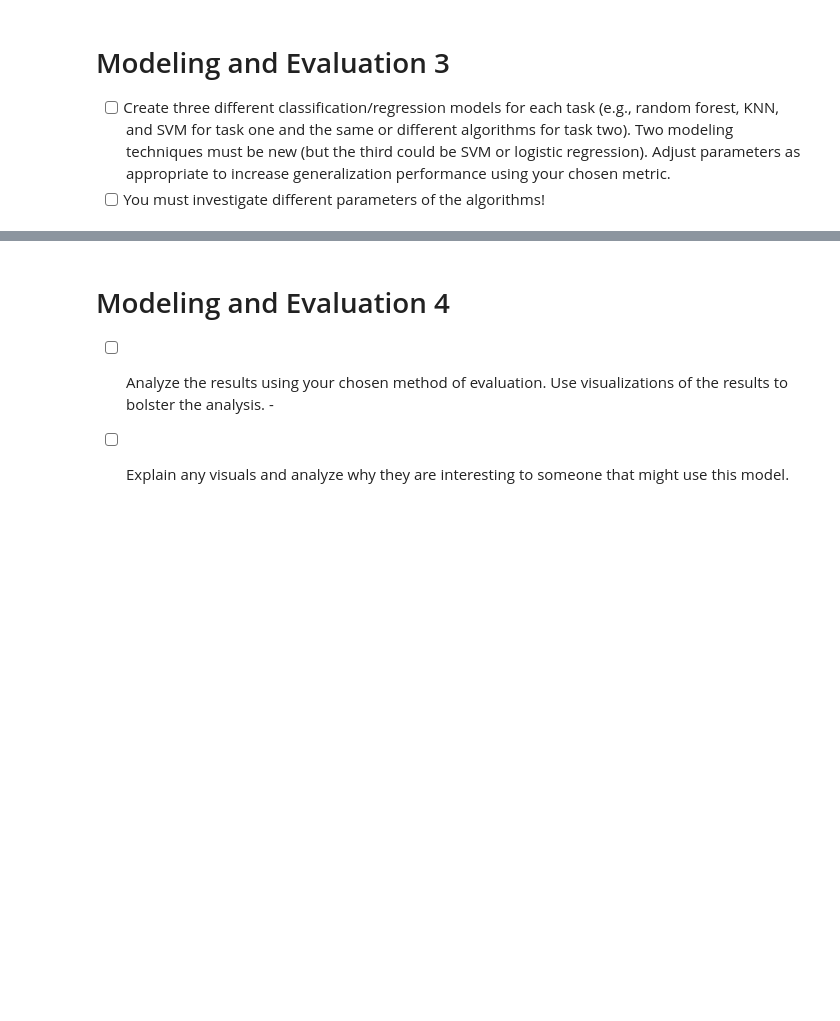
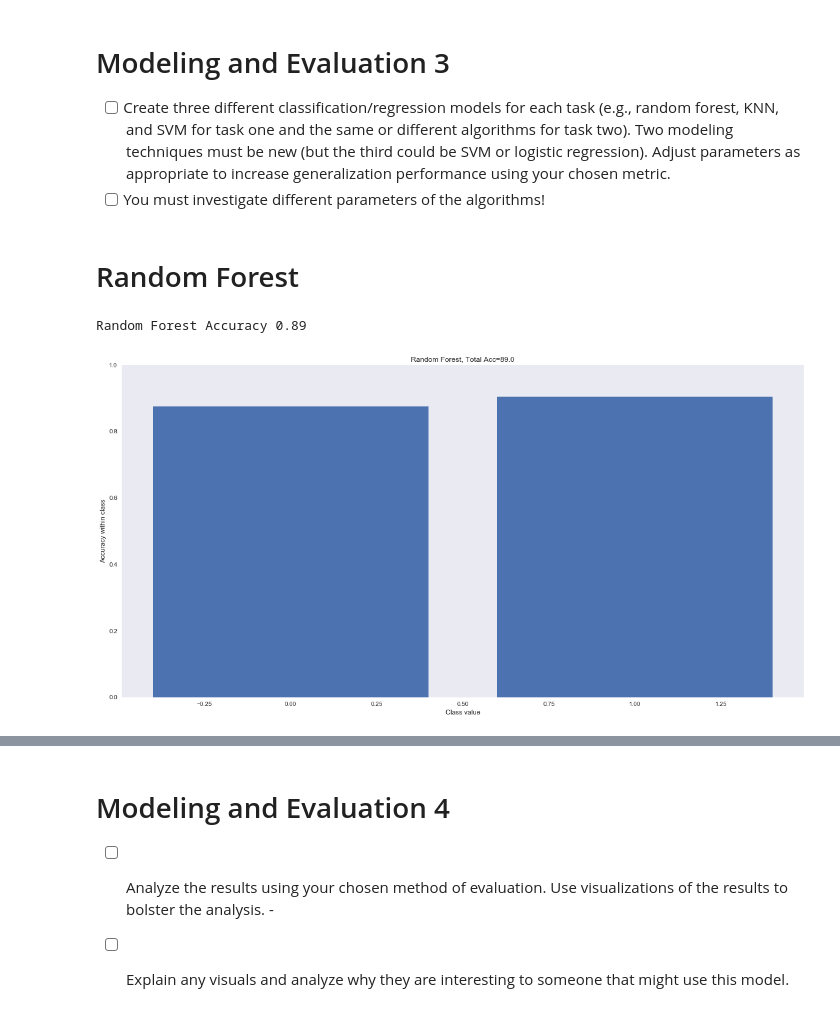
Before and after one commit to JLMarin64/CostaRicanPovertyPred, a Jupyter notebook: Lab 2/Lab 2-Scaling_and_PCA.ipynb, the cells around one changed output, grey strips where cells are left out. Drawn from its saved outputs; the diff is of its cells as text; code cells hidden in the pictures; blank space fills up the shorter version.

Commit message:
Feature selection and ran some models.  Need to run some models on selected features though.

```diff
--- a/Lab 2/Lab 2-Scaling_and_PCA.ipynb
+++ b/Lab 2/Lab 2-Scaling_and_PCA.ipynb
@@ -630,0 +633,45 @@ The evalutation metrics to be used to determine the performance of the model wil
+# %%
+from sklearn.linear_model import LogisticRegression
+from sklearn.neighbors import KNeighborsClassifier
+from sklearn.ensemble import RandomForestClassifier
+from sklearn.model_selection import StratifiedKFold
+from sklearn.cross_validation import cross_val_score
+from sklearn import metrics as mt
+import warnings
+
+warnings.filterwarnings("ignore")
+
+# create cross validation iterator
+cv = StratifiedKFold(n_splits=10)
+
+def per_class_accuracy(ytrue,yhat):
+    conf = mt.confusion_matrix(ytrue,yhat)
+    norm_conf = conf.astype('float') / conf.sum(axis=1)[:, np.newaxis]
+    return np.diag(norm_conf)
+
+def plot_class_acc(ytrue,yhat, title=''):
+    acc_list = per_class_accuracy(ytrue,yhat)
+    plt.bar(range(len(acc_list)), acc_list)
+    plt.xlabel('Class value')
+    plt.ylabel('Accuracy within class')
+    plt.title(title+", Total Acc=%.1f"%(100*mt.accuracy_score(ytrue,yhat)))
+    plt.grid()
+    plt.ylim([0,1])
+    plt.show()
+# %% [markdown]
+# Random Forest
+# %%
+
+RF = RandomForestClassifier(max_depth=50, n_estimators=150, n_jobs=-1, oob_score=True)
+
+# now iterate through and get predictions, saved to the correct row in yhat
+for train, test in cv.split(X,y):
+    RF.fit(X[train],y[train])
+    yhat[test] = RF.predict(X[test])
+
+total_accuracy = mt.accuracy_score(y, yhat)
+print ('Random Forest Accuracy', total_accuracy)
+plot_class_acc(y,yhat,title="Random Forest")
+# %% [output]
+Random Forest Accuracy 0.89
+[figure, added]
```
Also changed, not shown: parts of 11 cells of this notebook.
